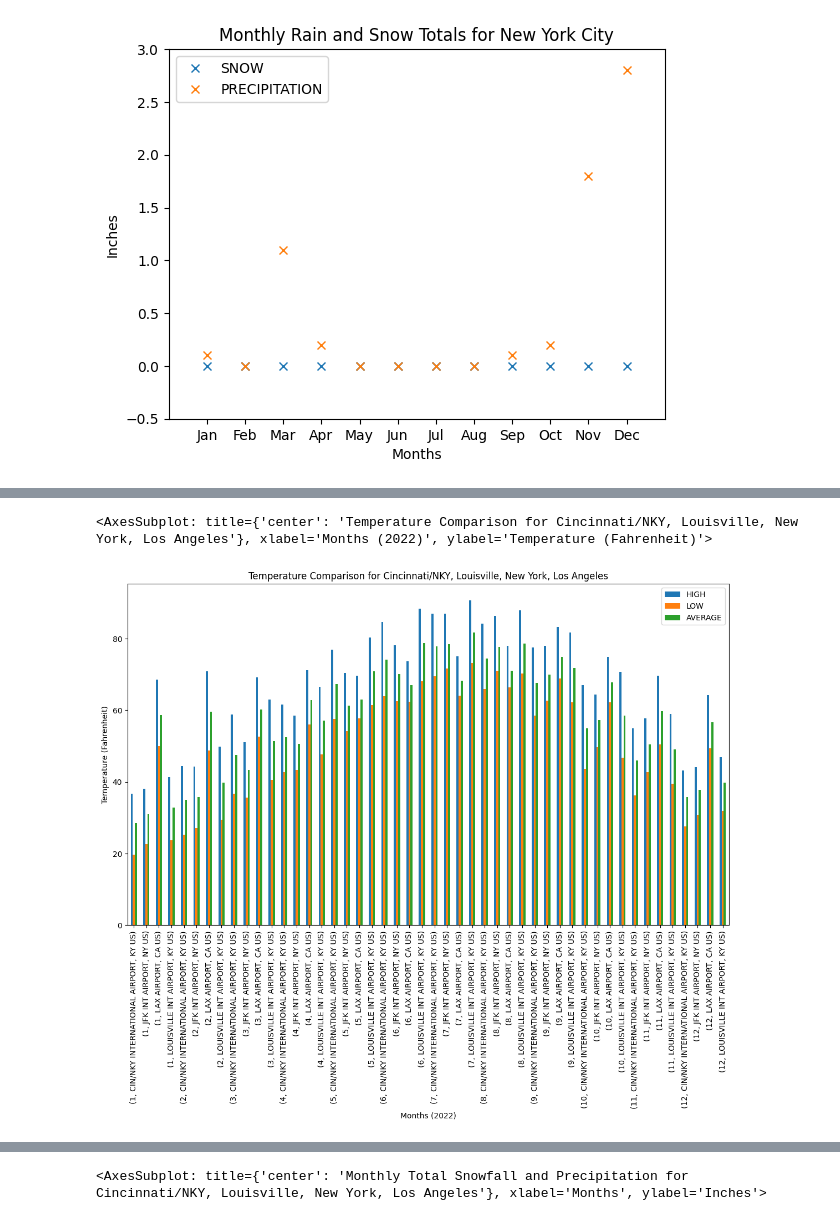
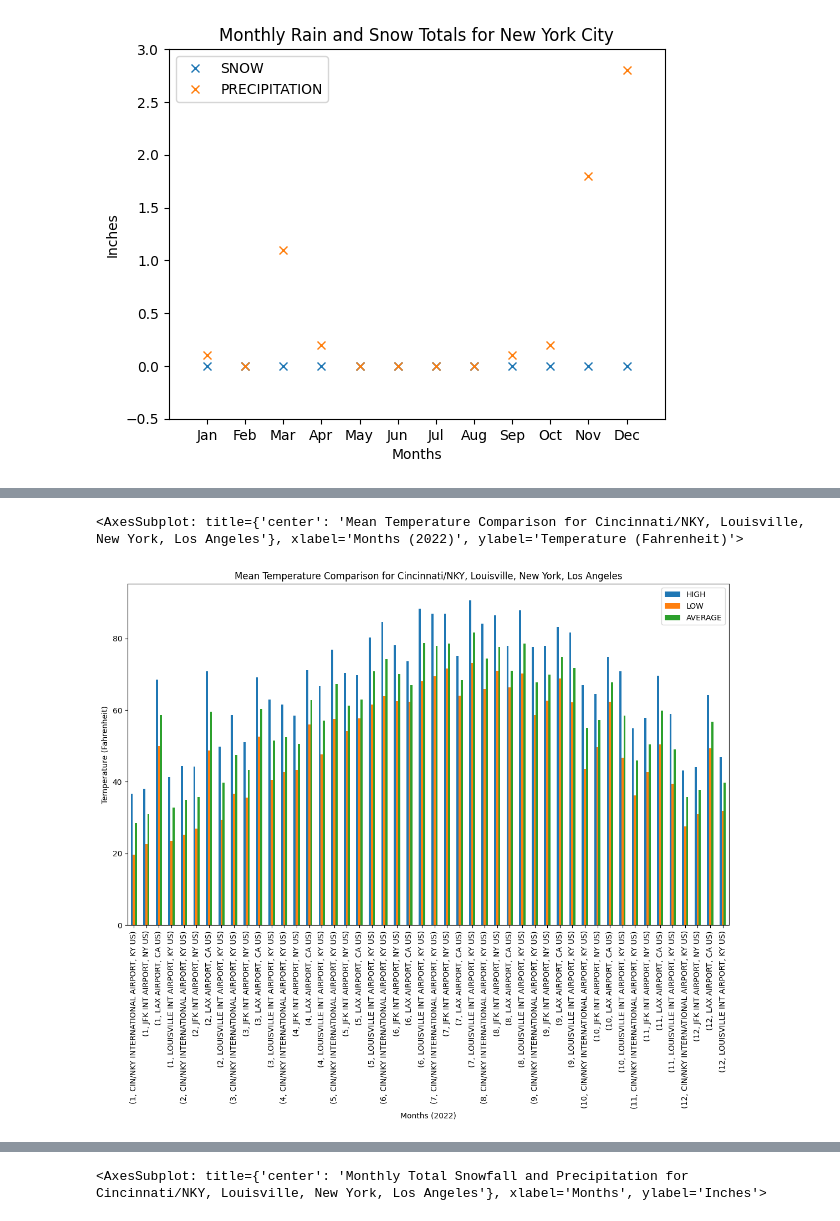
Before and after one commit to BerisDizdar/City_Weather_Comparison, a Jupyter notebook: City_Weather_Comparison.ipynb, the cells around one changed output, grey strips where cells are left out. Cells and saved outputs as stored; diff of their text form; code cells hidden in the pictures.

Commit message:
Analysis and graphs complete

```diff
--- a/City_Weather_Comparison.ipynb
+++ b/City_Weather_Comparison.ipynb
@@ -889,8 +901,7 @@ plt.show()
 # %%
 # Combine DataFrames
-df_Cities_Weather = pd.concat([df1_Cin_NKY_W, df2_Louis_W, df3_NYC_W, df4_LA_W]) # The concat() function is used to combine multiple dataframes.
+df_Cities_Weather = pd.concat([df1_Cin_NKY_W, df2_Louis_W, df3_NYC_W, df4_LA_W])
 df_Cities_Weather['DATE'] = pd.to_datetime(df_Cities_Weather['DATE'])
+
+# Group by 'LOCATION' column
+Cities_monthly_mean = df_Cities_Weather.groupby([(df_Cities_Weather.DATE.dt.month), 'LOCATION'])[['HIGH', 'LOW', 'AVERAGE']].mean().round(1)
-# %%
-Cities_monthly_mean = df_Cities_Weather.groupby([(df_Cities_Weather.DATE.dt.month), 'LOCATION'])[['HIGH', 'LOW', 'AVERAGE']].mean().round(2)
-# The groupby function() is used to group datapoints based on values in specified column or columns, in this case based on the location column.
-Cities_monthly_mean
@@ -916,5 +936,5 @@ Cities_monthly_mean
 # %%
-Cities_monthly_mean.plot(kind='bar', figsize=(14,8), xlabel='Months (2022)', ylabel='Temperature (Fahrenheit)', title='Temperature Comparison for Cincinnati/NKY, Louisville, New York, Los Angeles')
+Cities_monthly_mean.plot(kind='bar', figsize=(14,8), xlabel='Months (2022)', ylabel='Temperature (Fahrenheit)', title='Mean Temperature Comparison for Cincinnati/NKY, Louisville, New York, Los Angeles')
 # %% [output]
-<AxesSubplot: title={'center': 'Temperature Comparison for Cincinnati/NKY, Louisville, New York, Los Angeles'}, xlabel='Months (2022)', ylabel='Temperature (Fahrenheit)'>
+<AxesSubplot: title={'center': 'Mean Temperature Comparison for Cincinnati/NKY, Louisville, New York, Los Angeles'}, xlabel='Months (2022)', ylabel='Temperature (Fahrenheit)'>
-[figure, old version]
+[figure, new version]
```
Also changed, not shown: parts of 10 cells of this notebook.
